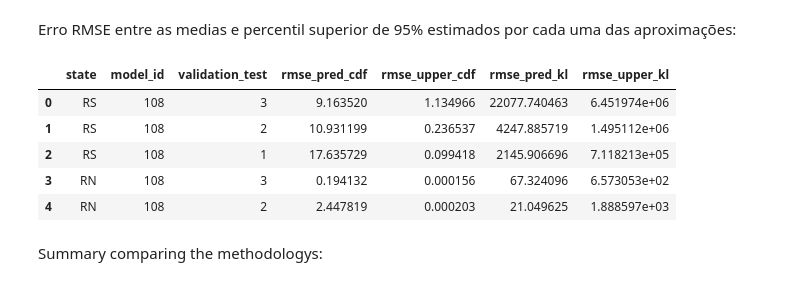
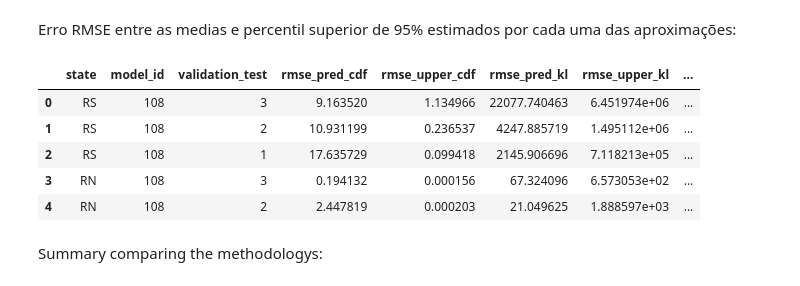
Before and after one commit to AtilioLP/Ensemble-methods, a Jupyter notebook: methods/harmonisation_strategies_py/compare_strategies_results.ipynb, the cells around one changed output. Saved outputs shown, nothing was run; the diff lists cells and outputs as text; code cells hidden in the pictures.

```diff
--- a/methods/harmonisation_strategies_py/compare_strategies_results.ipynb
+++ b/methods/harmonisation_strategies_py/compare_strategies_results.ipynb
@@ -70,6 +78,7 @@ df_aprox = df_cdf.merge(df_kl, left_on = ['date', 'lower_95', 'lower_90', 'lower
 
 df_aprox.date = pd.to_datetime(df_aprox.date)
 
+df_aprox = df_aprox.loc[df_aprox.pred > 1]
 df_aprox.head()
 # %% [output]
 |  | date | lower_95 | lower_90 | lower_80 | lower_50 | pred | upper_50 | upper_80 | upper_90 | upper_95 | ... |
@@ -142,28 +151,36 @@ Erro RMSE entre as medias e percentil superior de 95% estimados por cada uma das
 # %%
 df_erros = pd.DataFrame()
 
 for model, state, val_test in product(df_aprox['model_id'].unique(), df_aprox['state'].unique(), df_aprox['valid_test'].unique()):
 
-    df_model = df_aprox.loc[(df_aprox.model_id == model) & (df_aprox.state == state) & (df_aprox.valid_test == val_test)]
+    try:
+        df_model = df_aprox.loc[(df_aprox.model_id == model) & (df_aprox.state == state) & (df_aprox.valid_test == val_test)]
 
-    df_erros = pd.concat([df_erros,
-                         pd.DataFrame([[state, model, val_test,
-                                        rmse(df_model.pred, df_model.med_cdf),
-                                        rmse(df_model.upper_95, df_model.upper_95_cdf),
-                                        rmse(df_model.pred, df_model.med_kl),
-                                        rmse(df_model.upper_95, df_model.upper_95_kl)]],
-                                     columns = ['state', 'model_id', 'validation_test', 'rmse_pred_cdf', 'rmse_upper_cdf',
-                                                'rmse_pred_kl', 'rmse_upper_kl'])],
-                        ignore_index = True)
+        df_erros = pd.concat([df_erros,
+                             pd.DataFrame([[state, model, val_test,
+                                            rmse(df_model.pred, df_model.med_cdf),
+                                            rmse(df_model.upper_95, df_model.upper_95_cdf),
+                                            rmse(df_model.pred, df_model.med_kl),
+                                            rmse(df_model.upper_95, df_model.upper_95_kl),
+                                            smape(df_model.pred, df_model.med_cdf),
+                                            smape(df_model.upper_95, df_model.upper_95_cdf),
+                                            smape(df_model.pred, df_model.med_kl),
+                                            smape(df_model.upper_95, df_model.upper_95_kl)]],
+                                         columns = ['state', 'model_id', 'validation_test', 'rmse_pred_cdf', 'rmse_upper_cdf',
+                                                    'rmse_pred_kl', 'rmse_upper_kl', 'mape_pred_cdf', 'mape_upper_cdf',
+                                                    'mape_pred_kl', 'mape_upper_kl'])],
+                            ignore_index = True)
+    except:
+        pass
 
 df_erros.head()
 # %% [output]
-|  | state | model_id | validation_test | rmse_pred_cdf | rmse_upper_cdf | rmse_pred_kl | rmse_upper_kl |
-| 0 | RS | 108 | 3 | 9.163520 | 1.134966 | 22077.740463 | 6.451974e+06 |
-| 1 | RS | 108 | 2 | 10.931199 | 0.236537 | 4247.885719 | 1.495112e+06 |
-| 2 | RS | 108 | 1 | 17.635729 | 0.099418 | 2145.906696 | 7.118213e+05 |
-| 3 | RN | 108 | 3 | 0.194132 | 0.000156 | 67.324096 | 6.573053e+02 |
-| 4 | RN | 108 | 2 | 2.447819 | 0.000203 | 21.049625 | 1.888597e+03 |
+|  | state | model_id | validation_test | rmse_pred_cdf | rmse_upper_cdf | rmse_pred_kl | rmse_upper_kl | ... |
+| 0 | RS | 108 | 3 | 9.163520 | 1.134966 | 22077.740463 | 6.451974e+06 | ... |
+| 1 | RS | 108 | 2 | 10.931199 | 0.236537 | 4247.885719 | 1.495112e+06 | ... |
+| 2 | RS | 108 | 1 | 17.635729 | 0.099418 | 2145.906696 | 7.118213e+05 | ... |
+| 3 | RN | 108 | 3 | 0.194132 | 0.000156 | 67.324096 | 6.573053e+02 | ... |
+| 4 | RN | 108 | 2 | 2.447819 | 0.000203 | 21.049625 | 1.888597e+03 | ... |
 # %% [markdown]
 Summary comparing the methodologys:
 # %%
```
Also changed, not shown: parts of 11 cells of this notebook, 3 other files.
